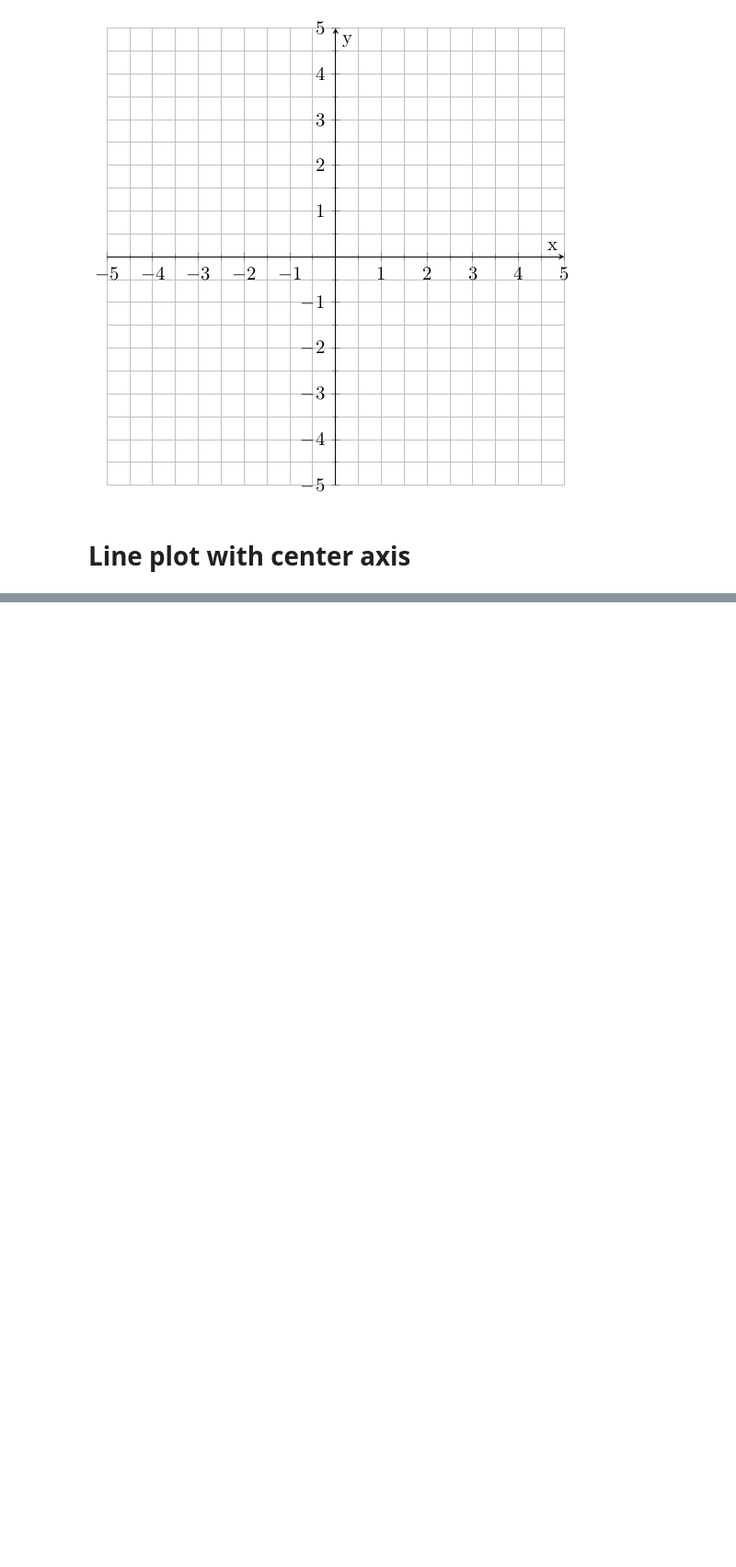
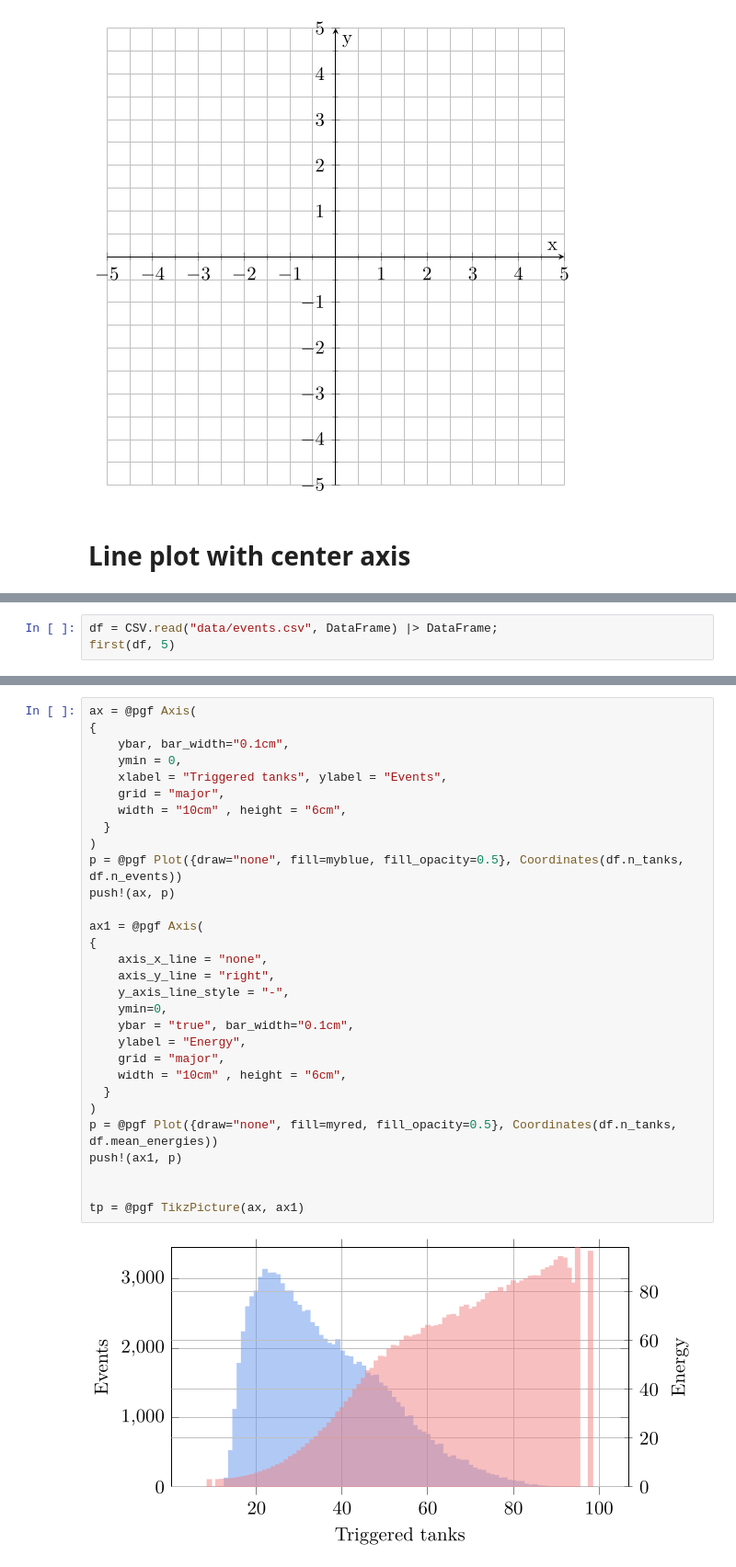
Before and after one commit to markuspirke/plots-with-julia, a Jupyter notebook: collection.ipynb, the cells around one changed output, grey strips where cells are left out. Shown at 92% size. Saved outputs shown, nothing was run; the diff lists cells and outputs as text; blank space fills up the shorter version.

Commit message:
added bar plot

```diff
--- a/collection.ipynb
+++ b/collection.ipynb
@@ -66,0 +70,3 @@ push!(ax, plog)
+# %%
+df = CSV.read("data/events.csv", DataFrame) |> DataFrame;
+first(df, 5)
@@ -66,0 +82,32 @@ push!(ax, plog)
+# %%
+ax = @pgf Axis(
+{
+    ybar, bar_width="0.1cm",
+    ymin = 0,
+    xlabel = "Triggered tanks", ylabel = "Events",
+    grid = "major",
+    width = "10cm" , height = "6cm",
+  }
+)
+p = @pgf Plot({draw="none", fill=myblue, fill_opacity=0.5}, Coordinates(df.n_tanks, df.n_events))
+push!(ax, p)
+
+ax1 = @pgf Axis(
+{
+    axis_x_line = "none",
+    axis_y_line = "right",
+    y_axis_line_style = "-",
+    ymin=0,
+    ybar = "true", bar_width="0.1cm",
+    ylabel = "Energy",
+    grid = "major",
+    width = "10cm" , height = "6cm",
+  }
+)
+p = @pgf Plot({draw="none", fill=myred, fill_opacity=0.5}, Coordinates(df.n_tanks, df.mean_energies))
+push!(ax1, p)
+
+
+tp = @pgf TikzPicture(ax, ax1)
+# %% [output]
+[figure, added]
```
Also changed, not shown: parts of 4 cells of this notebook, 1 other file.
